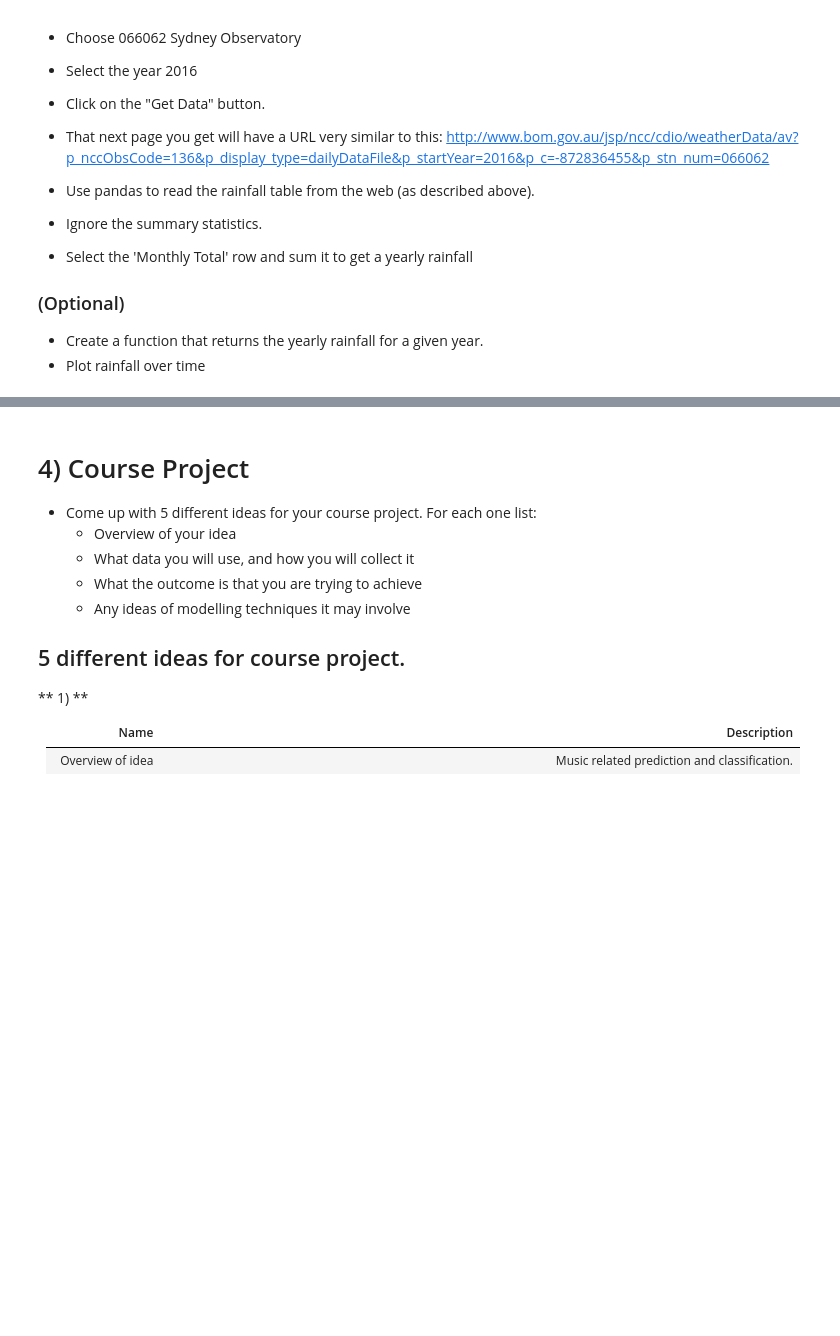
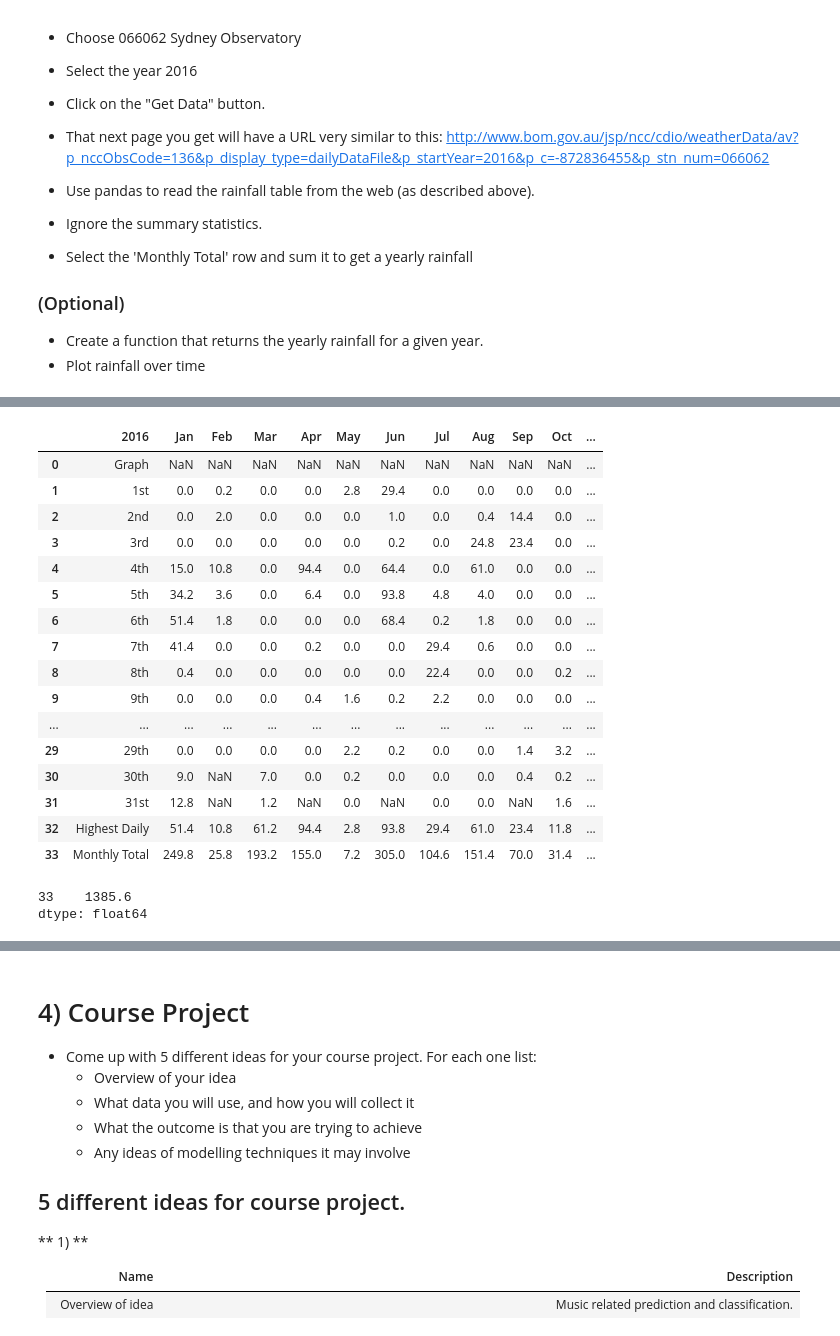
Before and after one commit to Da3Data/GA_dataSci_Feb_2017, a Jupyter notebook: Homework1_DennisA.ipynb, the cells around one changed output, grey strips where cells are left out. Cells and saved outputs as stored; diff of their text form; code cells hidden in the pictures; blank space fills up the shorter version.

```diff
--- a/Homework1_DennisA.ipynb
+++ b/Homework1_DennisA.ipynb
@@ -86,0 +126,38 @@ import pandas as pd
+# %%
+data = pd.read_csv('Syd2016Weather.csv',
+                  header=0,
+                  index_col=0)
+# %%
+data
+# %% [output]
+|  | 2016 | Jan | Feb | Mar | Apr | May | Jun | Jul | Aug | Sep | Oct | ... |
+| 0 | Graph | NaN | NaN | NaN | NaN | NaN | NaN | NaN | NaN | NaN | NaN | ... |
+| 1 | 1st | 0.0 | 0.2 | 0.0 | 0.0 | 2.8 | 29.4 | 0.0 | 0.0 | 0.0 | 0.0 | ... |
+| 2 | 2nd | 0.0 | 2.0 | 0.0 | 0.0 | 0.0 | 1.0 | 0.0 | 0.4 | 14.4 | 0.0 | ... |
+| 3 | 3rd | 0.0 | 0.0 | 0.0 | 0.0 | 0.0 | 0.2 | 0.0 | 24.8 | 23.4 | 0.0 | ... |
+| 4 | 4th | 15.0 | 10.8 | 0.0 | 94.4 | 0.0 | 64.4 | 0.0 | 61.0 | 0.0 | 0.0 | ... |
+| 5 | 5th | 34.2 | 3.6 | 0.0 | 6.4 | 0.0 | 93.8 | 4.8 | 4.0 | 0.0 | 0.0 | ... |
+| 6 | 6th | 51.4 | 1.8 | 0.0 | 0.0 | 0.0 | 68.4 | 0.2 | 1.8 | 0.0 | 0.0 | ... |
+| 7 | 7th | 41.4 | 0.0 | 0.0 | 0.2 | 0.0 | 0.0 | 29.4 | 0.6 | 0.0 | 0.0 | ... |
+| 8 | 8th | 0.4 | 0.0 | 0.0 | 0.0 | 0.0 | 0.0 | 22.4 | 0.0 | 0.0 | 0.2 | ... |
+| 9 | 9th | 0.0 | 0.0 | 0.0 | 0.4 | 1.6 | 0.2 | 2.2 | 0.0 | 0.0 | 0.0 | ... |
+| ... | ... | ... | ... | ... | ... | ... | ... | ... | ... | ... | ... | ... |
+| 29 | 29th | 0.0 | 0.0 | 0.0 | 0.0 | 2.2 | 0.2 | 0.0 | 0.0 | 1.4 | 3.2 | ... |
+| 30 | 30th | 9.0 | NaN | 7.0 | 0.0 | 0.2 | 0.0 | 0.0 | 0.0 | 0.4 | 0.2 | ... |
+| 31 | 31st | 12.8 | NaN | 1.2 | NaN | 0.0 | NaN | 0.0 | 0.0 | NaN | 1.6 | ... |
+| 32 | Highest Daily | 51.4 | 10.8 | 61.2 | 94.4 | 2.8 | 93.8 | 29.4 | 61.0 | 23.4 | 11.8 | ... |
+| 33 | Monthly Total | 249.8 | 25.8 | 193.2 | 155.0 | 7.2 | 305.0 | 104.6 | 151.4 | 70.0 | 31.4 | ... |
+# %%
+# Ignore the summary statistics.
+# Select the 'Monthly Total' row and sum it to get a yearly rainfall
+
+# column names
+# list(data)
+
+# data.loc[data['2016'] == 'Monthly Total'] #step-1
+dfSum = data.loc[data['2016'] == 'Monthly Total'] #step-2
+dfSum.sum(axis=1)
+# data.sum(data.iloc[33])
+# %% [output]
+33    1385.6
+dtype: float64
```
Also changed, not shown: parts of 5 cells of this notebook.
